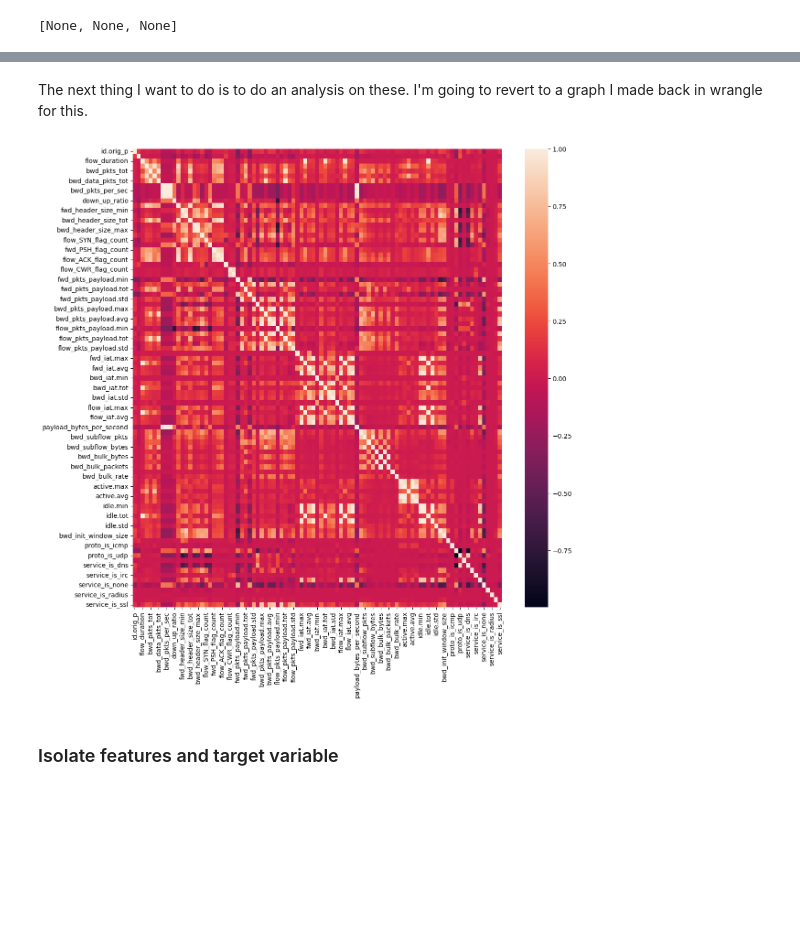
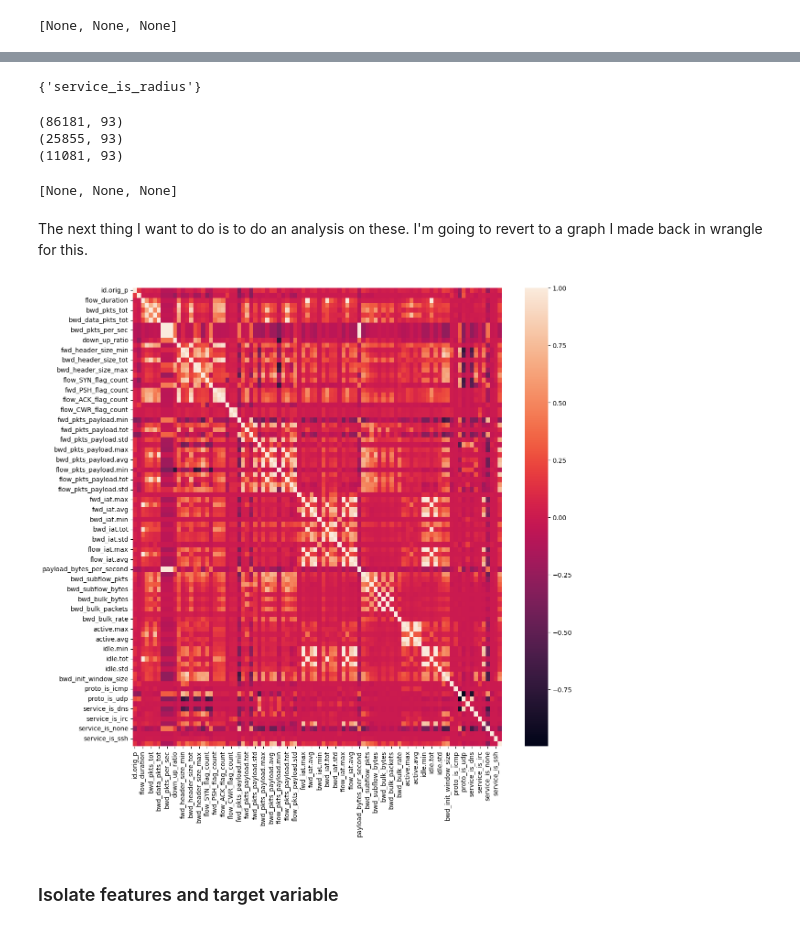
Before and after one commit to Michael-Nelson361/RT-IOT2022, a Jupyter notebook: model.ipynb, the cells around one changed output, grey strips where cells are left out. Saved outputs shown, nothing was run; the diff lists cells and outputs as text; code cells hidden in the pictures; blank space fills up the shorter version.

```diff
--- a/model.ipynb
+++ b/model.ipynb
@@ -177,3 +162,16 @@ encoded_fixed = fill_missing_columns(encoded[0],encoded[1],encoded[2])
+# %%
+set(encoded[0].columns).symmetric_difference(set(encoded[2].columns))
+# %% [output]
+{'service_is_radius'}
+# %%
+encoded[0] = encoded[0].drop(['service_is_radius'],axis=1)
+# %%
+[print(df.shape) for df in encoded]
+# %% [output]
+(86181, 93)
+(25855, 93)
+(11081, 93)
+[None, None, None]
 # %% [markdown]
 The next thing I want to do is to do an analysis on these. I'm going to revert to a graph I made back in wrangle for this.
 # %%
@@ -182,11 +180,11 @@ import seaborn as sns
 # %%
 plt.figure(figsize=(13,13))
 sns.heatmap(
-    encoded_fixed[0].drop(["Attack_type"],axis=1).corr()
+    encoded[0].drop(["Attack_type"],axis=1).corr()
 )
 plt.show()
 # %% [output]
-[figure, old version]
+[figure, new version]
 # %% [markdown]
 ### Isolate features and target variable
 # %% [markdown]
```
Also changed, not shown: parts of 57 cells of this notebook, 1 other file.
